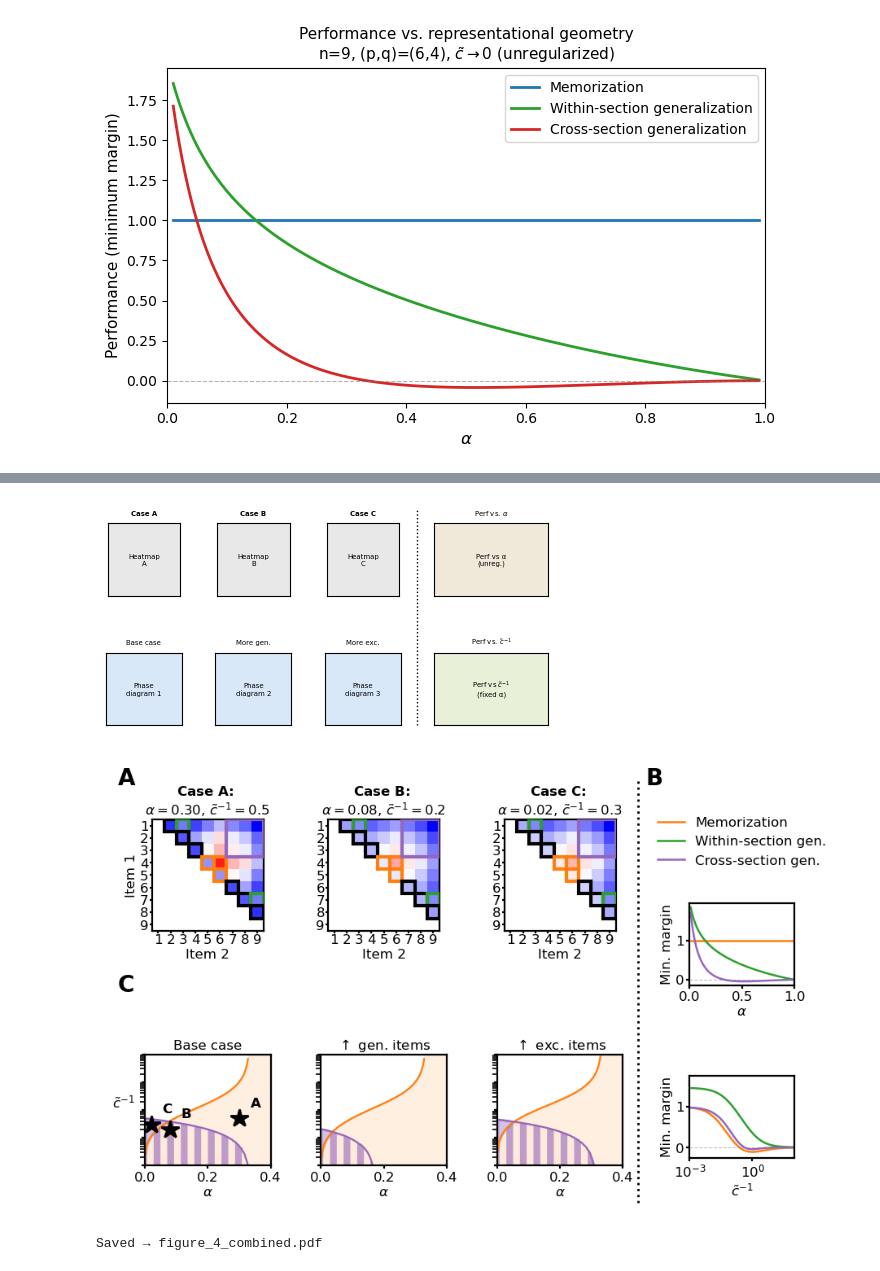
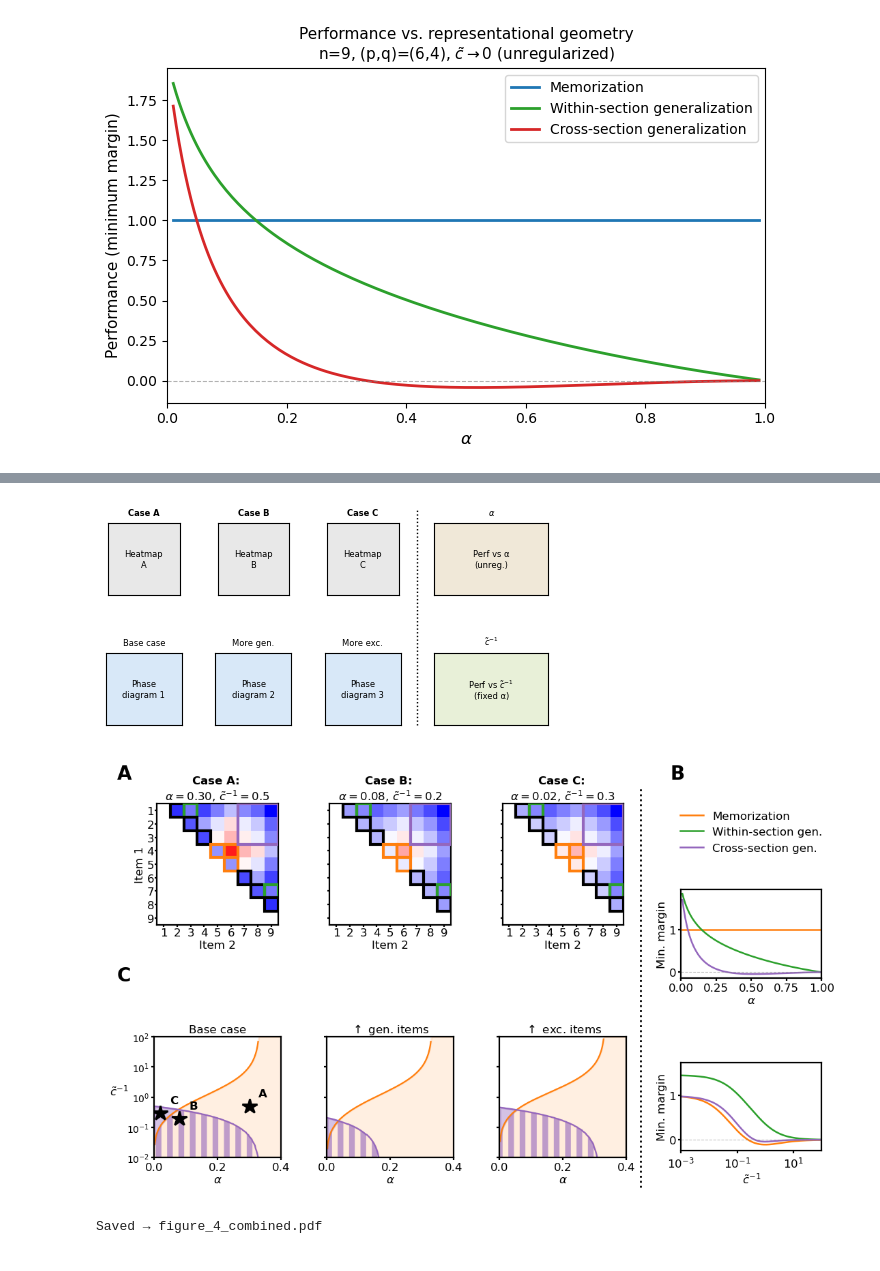
Before and after one commit to lukelc23/NeurIPS_2026, a Jupyter notebook: Figures/Professional/Figure 4.3.ipynb, the cells around one changed output, grey strips where cells are left out. Saved outputs shown, nothing was run; the diff lists cells and outputs as text; code cells hidden in the pictures.

```diff
--- a/Figures/Professional/Figure 4.3.ipynb
+++ b/Figures/Professional/Figure 4.3.ipynb
@@ -892,7 +892,7 @@ def _draw_matrix(ax, M, tm, em, wgm, agm, *, cmap, vmin, vmax, fmt,
             elif wgm[i2,j2]:
                 ax.add_patch(plt.Rectangle((j2-0.5,i2-0.5),1,1,fill=False,edgecolor="#2ca02c",lw=lw,zorder=3))
             elif agm[i2,j2]:
-                ax.add_patch(plt.Rectangle((j2-0.5,i2-0.5),1,1,fill=False,edgecolor="purple",lw=lw,zorder=3))
+                ax.add_patch(plt.Rectangle((j2-0.5,i2-0.5),1,1,fill=False,edgecolor="tab:purple",lw=lw,zorder=3))
     labels = tick_labels if tick_labels is not None else [str(k+1) for k in range(nn)]
     ax.set_xticks(range(nn)); ax.set_xticklabels(labels, fontsize=6)
     ax.set_yticks(range(nn)); ax.set_yticklabels(labels, fontsize=6)
@@ -1209,7 +1209,7 @@ with plt.rc_context({'hatch.linewidth': 3.0, 'figure.dpi': 200}):
 Saved → figure_4_combined.pdf
 # %%
 # CELL 9
-# 3-panel phase diagram: base case, more generalizable, more exceptions
+# 3-panel phase diagram: base case, more generalizable, more interacting items
 
 import sys, os, io, contextlib
 sys.path.insert(0, os.path.abspath('..'))
@@ -1224,7 +1224,7 @@ from Ranking_exp import Ranking_exp
 configs = [
     {'n': 9,  'p': 6, 'q': 4, 'title': 'Base case\n$n=9,\\ p=6,\\ q=4$'},
     {'n': 11, 'p': 7, 'q': 5, 'title': r'$\uparrow$ gen. items' + '\n$n=11,\\ p=7,\\ q=5$'},
-    {'n': 11, 'p': 8, 'q': 4, 'title': r'$\uparrow$ exc. items' + '\n$n=11,\\ p=8,\\ q=4$'},
+    {'n': 11, 'p': 8, 'q': 4, 'title': r'$\uparrow$ int. items' + '\n$n=11,\\ p=8,\\ q=4$'},
 ]
 
 k_s = 1.0
@@ -1368,7 +1370,7 @@ for i in range(3):
 # ── Top-right: perf vs geometry (row 0, col 3) ──────────────────────────
 ax_tr = fig.add_subplot(gs[0, 3])
 ax_tr.set_facecolor('#f0e8d8')
-ax_tr.set_title(r'Perf vs. $\alpha$', fontsize=6)
+ax_tr.set_title(r'$\alpha$', fontsize=6)
 ax_tr.set_xticks([]); ax_tr.set_yticks([])
 ax_tr.text(0.5, 0.5, 'Perf vs α\n(unreg.)', ha='center', va='center',
            fontsize=6, transform=ax_tr.transAxes)
@@ -1376,7 +1378,7 @@ ax_tr.text(0.5, 0.5, 'Perf vs α\n(unreg.)', ha='center', va='center',
 # ── Bottom-right: perf vs regularisation (row 1, col 3) ─────────────────
 ax_br = fig.add_subplot(gs[1, 3])
 ax_br.set_facecolor('#e8f0d8')
-ax_br.set_title(r'Perf vs. $\tilde{c}^{-1}$', fontsize=6)
+ax_br.set_title(r'$\tilde{c}^{-1}$', fontsize=6)
 ax_br.set_xticks([]); ax_br.set_yticks([])
 ax_br.text(0.5, 0.5, r'Perf vs $\tilde{c}^{-1}$' + '\n(fixed α)', ha='center',
            va='center', fontsize=6, transform=ax_br.transAxes)
@@ -1389,7 +1391,7 @@ line = fig.add_artist(mlines.Line2D(
 
 plt.show()
 # %% [output]
-[figure, old version]
+[figure, new version]
 # %%
 # ═══════════════════════════════════════════════════════════════════════════
 # Combined figure (plot-only): requires cells 9 + 11 to have been run
@@ -1445,7 +1447,7 @@ def _draw_matrix_no_cb(ax, M, tm, em, wgm, agm, *, cmap, vmin, vmax, fmt,
     ax.tick_params(axis="both", length=1, pad=0.5)
 
 with plt.rc_context({'hatch.linewidth': 3.0, 'figure.dpi': 200}):
-    fig = plt.figure(figsize=(FIG_W_IN, FIG_W_IN*0.6), layout='constrained')
+    fig = plt.figure(figsize=(FIG_W_IN*1.2, FIG_W_IN*0.7), layout='constrained')
     fig.get_layout_engine().set(w_pad=4/72, h_pad=6/72, wspace=0.08, hspace=0.30)
 
     gs = GridSpec(2, 4, figure=fig,
@@ -1476,7 +1478,7 @@ with plt.rc_context({'hatch.linewidth': 3.0, 'figure.dpi': 200}):
             ax_h.set_ylabel("Item 1", fontsize=6, labelpad=1)
         else:
             ax_h.set_ylabel("")
-            # ax_h.set_yticklabels([])
+            ax_h.tick_params(axis='y', labelleft=False)
 
     # # Gradient color legend for heatmaps
     # cmap_handle = mpatches.Patch()
@@ -1487,6 +1489,8 @@ with plt.rc_context({'hatch.linewidth': 3.0, 'figure.dpi': 200}):
     ylim_bot = 1e-2
     ylim_top = 1e2
     ax_phase_first = None
+
+
 
     for i, (cfg, (test, train)) in enumerate(zip(configs, results)):
         if i == 0:
@@ -1520,7 +1524,13 @@ with plt.rc_context({'hatch.linewidth': 3.0, 'figure.dpi': 200}):
         title_short = cfg['title'].split('\n')[0]
         ax_ph.set_title(title_short, fontsize=6, pad=2)
         ax_ph.tick_params(axis='both', length=1.5, pad=1, labelsize=6)
+        ax_ph.tick_params(axis='y', labelsize=5)
         ax_ph.set_yscale('log')
+
+        import matplotlib.ticker as ticker
+        ax_ph.yaxis.set_major_locator(ticker.LogLocator(base=10, numticks=5))
+        ax_ph.yaxis.set_minor_locator(ticker.NullLocator())
+
         ax_ph.set_xlim(0.0, 0.40)
         ax_ph.set_ylim(ylim_bot, ylim_top)
         ax_ph.grid(False)
@@ -1528,7 +1538,8 @@ with plt.rc_context({'hatch.linewidth': 3.0, 'figure.dpi': 200}):
         if i == 0:
             ax_ph.set_ylabel(r'$\tilde{c}^{-1}$', fontsize=6, rotation=0, labelpad=4)
         else:
-            ax_ph.set_yticklabels([])
+            ax_ph.set_ylabel("")
+            ax_ph.tick_params(axis='y', labelleft=False)
 
     # ax_phase_first.legend(fontsize=6, framealpha=0.9, edgecolor='gray',
     #                       bbox_to_anchor=(0.5, 1.15), loc='center', ncol=3, handlelength=1.2)
@@ -1555,34 +1566,34 @@ with plt.rc_context({'hatch.linewidth': 3.0, 'figure.dpi': 200}):
                         bbox_to_anchor=(0.5, 1.3), loc='lower center', ncol=1)
     leg.set_in_layout(True)
     ax_3b1.set_xlim(0, 1)
     ax_3b1.tick_params(axis='both', labelsize=6, length=1.5, pad=1)
 
     # ── Row 1, col 3: perf vs. regularisation (c̃⁻¹ sweep, fixed α) ──────
     ax_3b2 = fig.add_subplot(gs_right[2])
     ax_3b2.plot(c_inv_vals, mem_perf_3b2, lw=0.9, color='tab:orange', label='Memorization')
     ax_3b2.plot(c_inv_vals, within_perf_3b2, lw=0.9, color='tab:green', label='Within-section gen.')
     ax_3b2.plot(c_inv_vals, cross_perf_3b2, lw=0.9, color='tab:purple', label='Cross-section gen.')
     ax_3b2.axhline(0, color='gray', lw=0.4, ls='--', alpha=0.5)
     ax_3b2.set_xscale('log')
     ax_3b2.set_xlabel(r'$\tilde{c}^{-1}$', fontsize=6, labelpad=1)
     ax_3b2.set_ylabel('Min. margin', fontsize=6, labelpad=1)
     # ax_3b2.set_title(rf'Perf. vs. regularisation ($\alpha$={alpha_fixed})', fontsize=6, pad=2)
     # ax_3b2.legend(fontsize=6, framealpha=0.8, bbox_to_anchor=(0.5, 1.18), loc='center', ncol=1)
     ax_3b2.set_xlim(c_inv_vals[0], c_inv_vals[-1])
     ax_3b2.set_ylim(-0.25, 1.75)
     ax_3b2.tick_params(axis='both', labelsize=6, length=1.5, pad=1)
 
     # ── Vertical dotted divider ──────────────────────────────────────────
     fig.add_artist(mlines.Line2D(
-        [0.73, 0.73], [0.02, 0.98],
+        [0.73, 0.73], [0.02, 0.95],
         transform=fig.transFigure, color='black',
         linestyle=':', linewidth=1.0, zorder=10))
     fig.text(0.02, 0.97, 'A', fontsize=10, fontweight='bold')   # heatmaps (top-left)
-    fig.text(0.74, 0.97, 'B', fontsize=10, fontweight='bold')   # right column (top-right)
+    fig.text(0.77, 0.97, 'B', fontsize=10, fontweight='bold')   # right column (top-right)
     fig.text(0.02, 0.50, 'C', fontsize=10, fontweight='bold')   # phase diagrams (bottom-left)
     plt.show()
     fig.savefig("figure_4_combined.pdf", bbox_inches="tight")
     print("Saved → figure_4_combined.pdf")
 # %% [output]
-[figure, old version]
+[figure, new version]
 Saved → figure_4_combined.pdf
```
Also changed, not shown: parts of 8 cells of this notebook, 18 other files.
